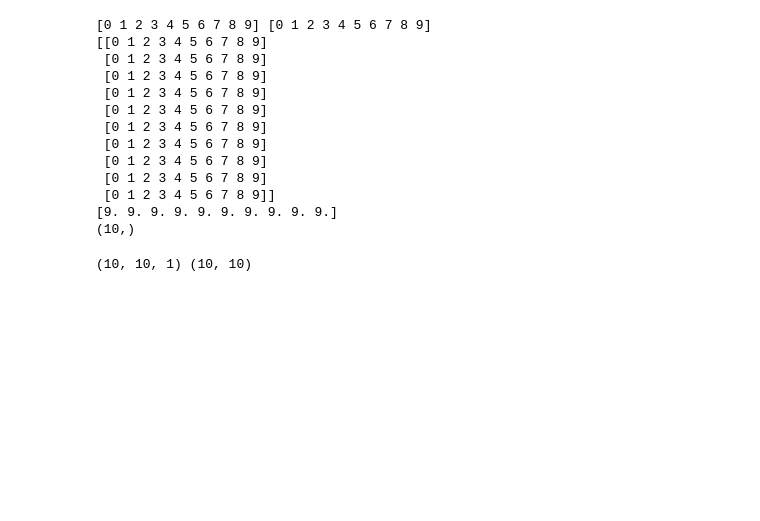
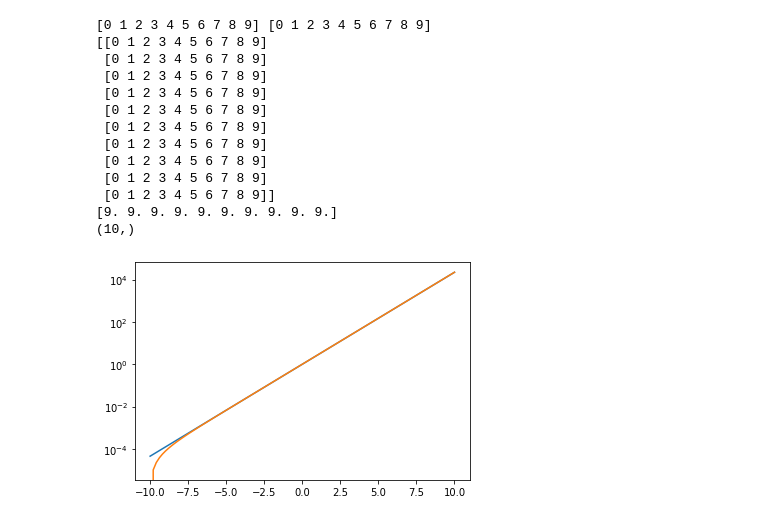
Before and after one commit to nomahen/FokkerPlanck, a Jupyter notebook: cluster_init.ipynb, the cells around one changed output. Cells and saved outputs as stored; diff of their text form; code cells hidden in the pictures; blank space fills up the shorter version.

```diff
--- a/cluster_init.ipynb
+++ b/cluster_init.ipynb
@@ -141,8 +155,17 @@ print(I.shape)
  [0 1 2 3 4 5 6 7 8 9]]
 [9. 9. 9. 9. 9. 9. 9. 9. 9. 9.]
 (10,)
-# %%
-X_new = X[:,:,None]
-print(X_new.shape,X_new[:,:,0].shape)
-# %% [output]
-(10, 10, 1) (10, 10)
+# %%
+from scipy.integrate import cumtrapz,trapz
+Egrid = np.linspace(-10,10,100)
+
+fbar = np.exp(Egrid[None,:])
+
+solution   = np.copy(fbar[0,:])
+integrated = cumtrapz(fbar, Egrid,initial=0)[0,:]
+
+plt.plot(Egrid,solution)
+plt.plot(Egrid,integrated)
+plt.yscale('log')
+# %% [output]
+[figure, added]
```
Also changed, not shown: parts of 18 cells of this notebook.
